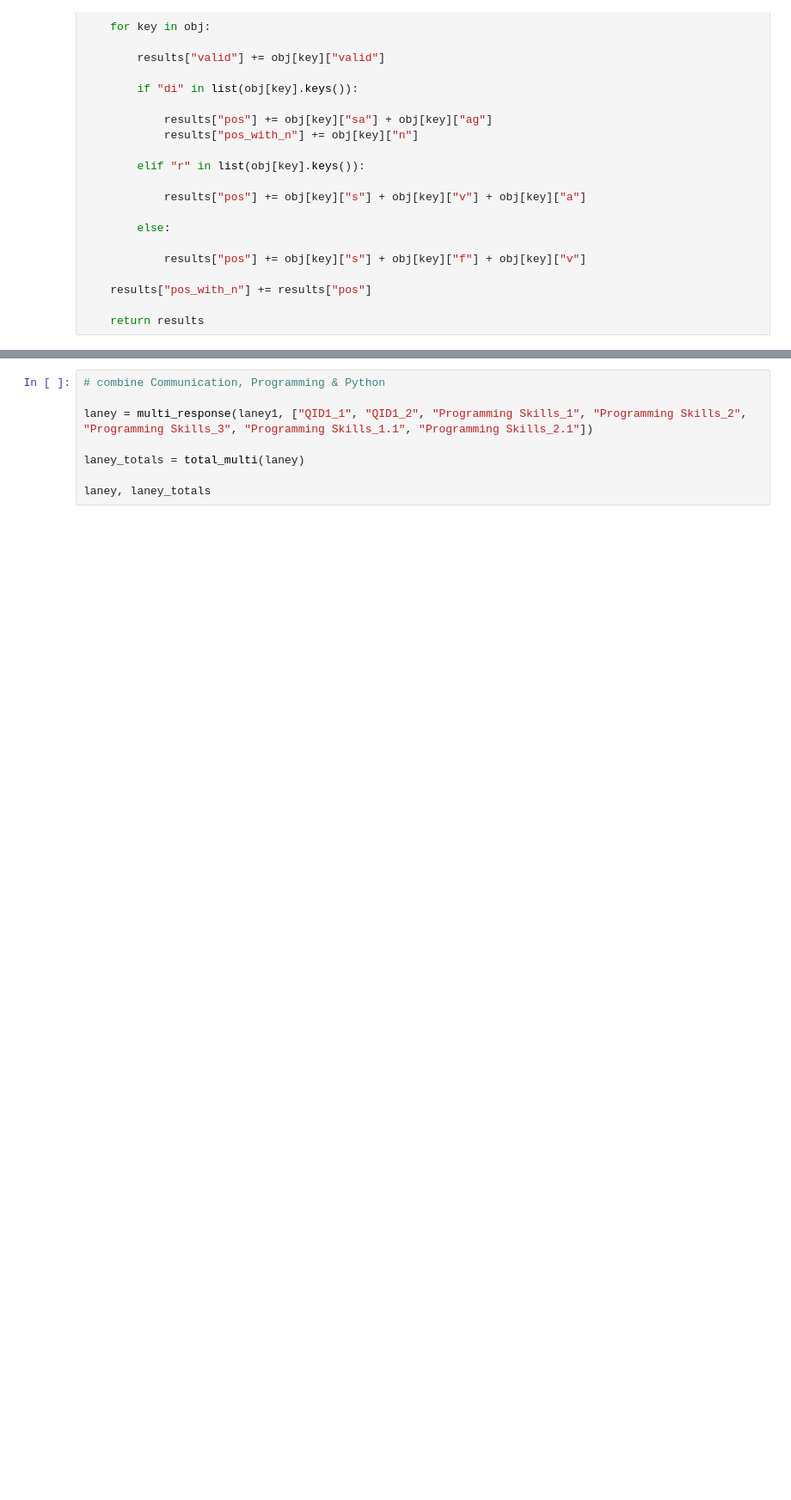
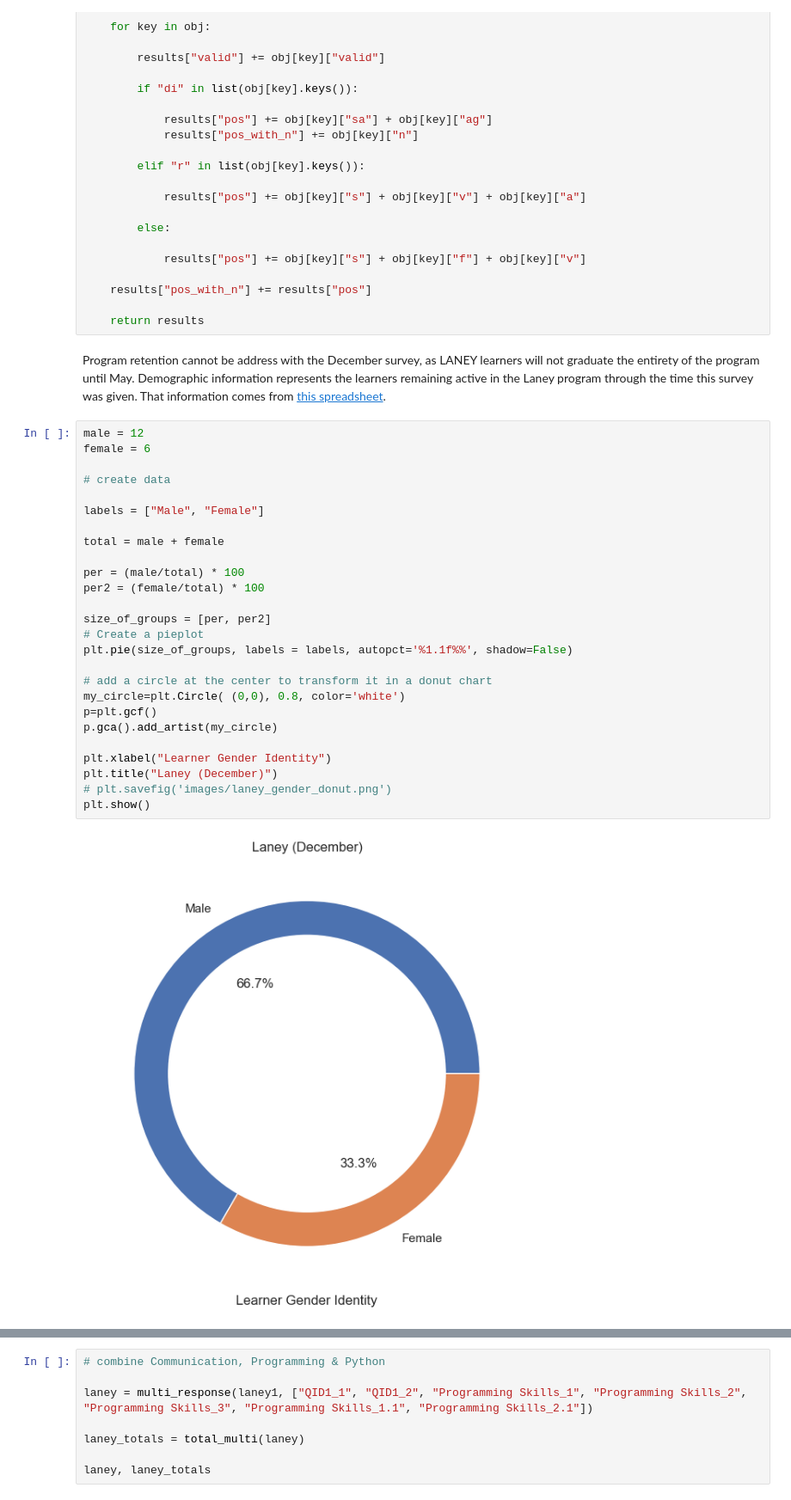
Before and after one commit to HtH-HacktheHood/2022-Data-Evaluations, a Jupyter notebook: drive_22/fall/laney_fall_22.ipynb, the cells around one changed output, grey strips where cells are left out. Shown at 86% size. Cells and saved outputs as stored; diff of their text form; blank space fills up the shorter version.

```diff
--- a/drive_22/fall/laney_fall_22.ipynb
+++ b/drive_22/fall/laney_fall_22.ipynb
@@ -114,3 +114,33 @@ def total_multi(obj):
     results["pos_with_n"] += results["pos"]
 
     return results
+# %% [markdown]
+Program retention cannot be address with the December survey, as LANEY learners will not graduate the entirety of the program until May. Demographic information represents the learners remaining active in the Laney program through the time this survey was given. That information comes from [this spreadsheet](https://docs.google.com/spreadsheets/d/1XgmuHzWD1uuLOafaFO8tKHBJCS1436WCnsfRBUSQpsc/edit?usp=sharing).
+# %%
+male = 12
+female = 6
+
+# create data
+
+labels = ["Male", "Female"]
+
+total = male + female
+
+per = (male/total) * 100
+per2 = (female/total) * 100
+
+size_of_groups = [per, per2]
+# Create a pieplot
+plt.pie(size_of_groups, labels = labels, autopct='%1.1f%%', shadow=False)
+
+# add a circle at the center to transform it in a donut chart
+my_circle=plt.Circle( (0,0), 0.8, color='white')
+p=plt.gcf()
+p.gca().add_artist(my_circle)
+
+plt.xlabel("Learner Gender Identity")
+plt.title("Laney (December)")
+# plt.savefig('images/laney_gender_donut.png')
+plt.show()
+# %% [output]
+[figure, added]
```
Also changed, not shown: parts of 2 cells of this notebook, 1 other file.
